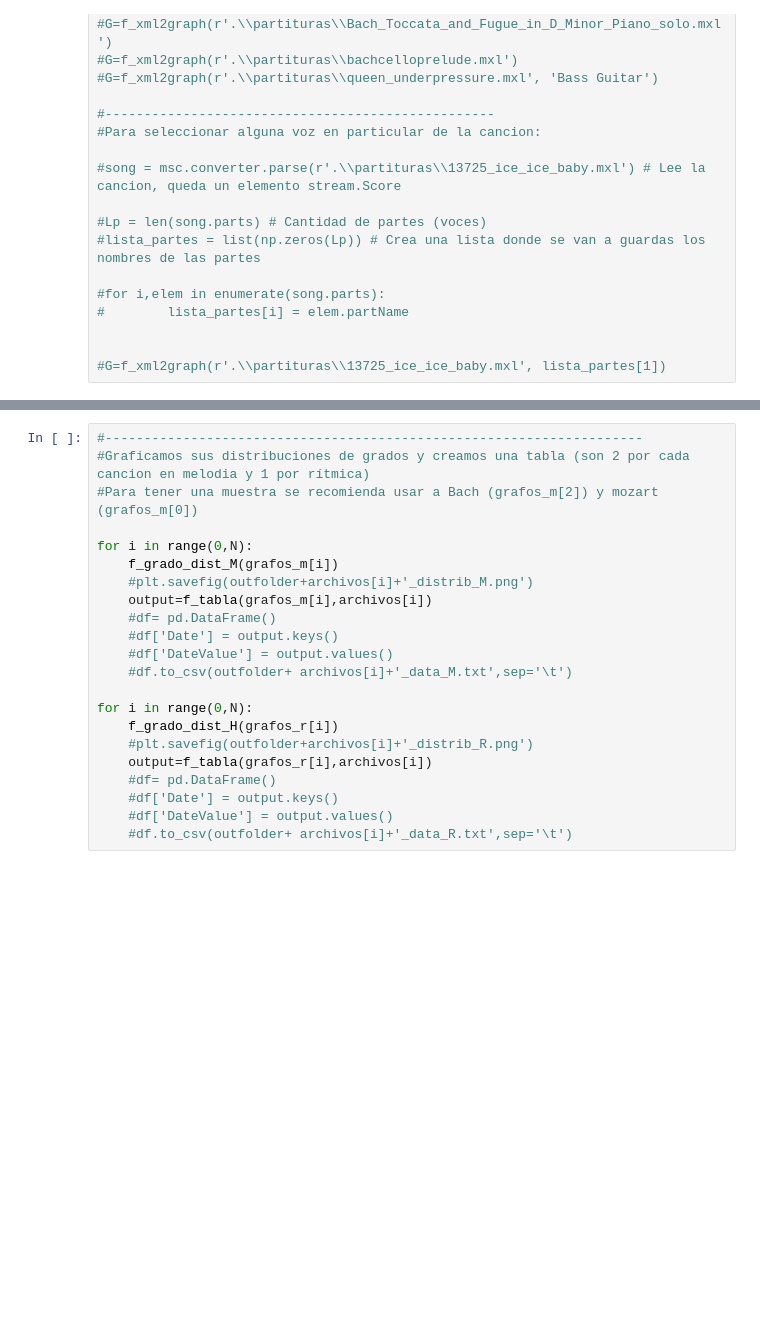
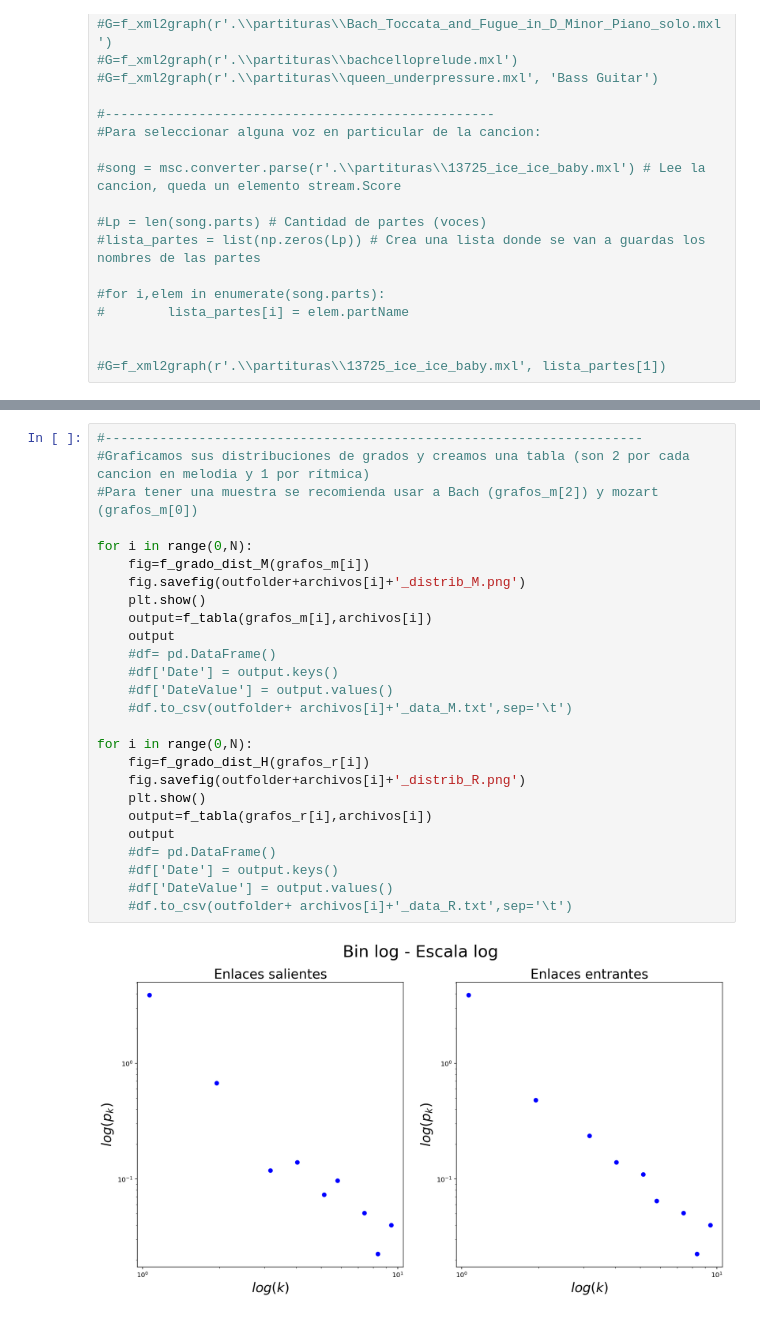
Before and after one commit to Redes2018/TP_esp, a Jupyter notebook: Main.ipynb, the cells around one changed output, grey strips where cells are left out. Saved outputs shown, nothing was run; the diff lists cells and outputs as text; blank space fills up the shorter version.

```diff
--- a/Main.ipynb
+++ b/Main.ipynb
@@ -81,22 +101,28 @@ for i in range(0,N):
 # %%
 #---------------------------------------------------------------------
 #Graficamos sus distribuciones de grados y creamos una tabla (son 2 por cada cancion en melodia y 1 por rítmica)
 #Para tener una muestra se recomienda usar a Bach (grafos_m[2]) y mozart (grafos_m[0])
 
 for i in range(0,N):
-    f_grado_dist_M(grafos_m[i])
-    #plt.savefig(outfolder+archivos[i]+'_distrib_M.png')
+    fig=f_grado_dist_M(grafos_m[i])
+    fig.savefig(outfolder+archivos[i]+'_distrib_M.png')
+    plt.show()
     output=f_tabla(grafos_m[i],archivos[i])
+    output
     #df= pd.DataFrame()
     #df['Date'] = output.keys()
     #df['DateValue'] = output.values()
     #df.to_csv(outfolder+ archivos[i]+'_data_M.txt',sep='\t')
 
 for i in range(0,N):
-    f_grado_dist_H(grafos_r[i])
-    #plt.savefig(outfolder+archivos[i]+'_distrib_R.png')
+    fig=f_grado_dist_H(grafos_r[i])
+    fig.savefig(outfolder+archivos[i]+'_distrib_R.png')
+    plt.show()
     output=f_tabla(grafos_r[i],archivos[i])
+    output
     #df= pd.DataFrame()
     #df['Date'] = output.keys()
     #df['DateValue'] = output.values()
     #df.to_csv(outfolder+ archivos[i]+'_data_R.txt',sep='\t')
+# %% [output]
+[figure, added]
```
Also changed, not shown: parts of 3 cells of this notebook, 1 other file.
